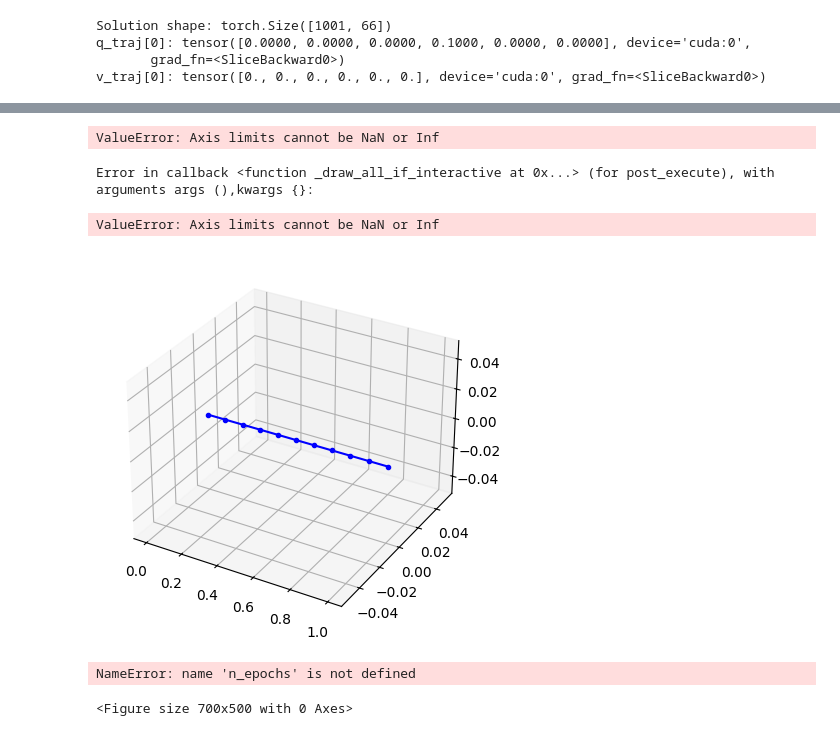
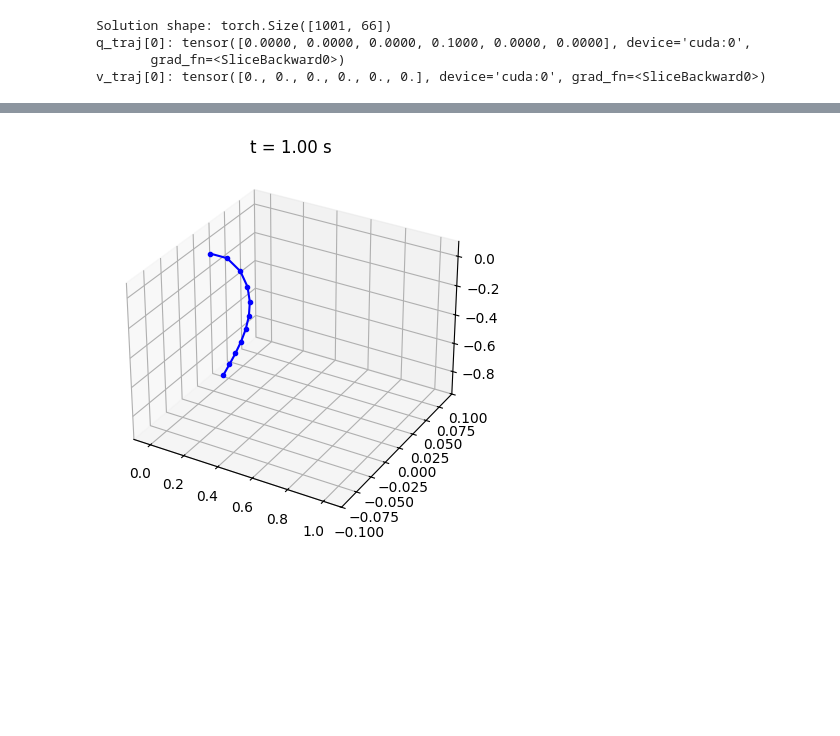
Before and after one commit to Radha-Lahoti/DiSMech-NN, a Jupyter notebook: analytical_both_springs.ipynb, the cells around one changed output, grey strips where cells are left out. Cells and saved outputs as stored; diff of their text form; code cells hidden in the pictures; blank space fills up the shorter version.

```diff
--- a/analytical_both_springs.ipynb
+++ b/analytical_both_springs.ipynb
@@ -417,38 +368,23 @@ plt.show()
 # %%
 import matplotlib.animation as animation
 
 fig = plt.figure()
 ax = fig.add_subplot(111, projection='3d')
 
 def update(frame):
     ax.cla()
     ax.plot(q_traj_np[frame, :, 0],
             q_traj_np[frame, :, 1],
             q_traj_np[frame, :, 2],
             'b.-')
     ax.set_xlim([q_traj_np[:, :, 0].min()-0.1, q_traj_np[:, :, 0].max()+0.1])
     ax.set_ylim([q_traj_np[:, :, 1].min()-0.1, q_traj_np[:, :, 1].max()+0.1])
     ax.set_zlim([q_traj_np[:, :, 2].min()-0.1, q_traj_np[:, :, 2].max()+0.1])
     ax.set_title(f"t = {t[frame]:.2f} s")
     return ax
 
-ani = animation.FuncAnimation(fig, update, frames=range(0, len(t), 1), interval=50)
+ani = animation.FuncAnimation(fig, update, frames=range(0, len(t), 10), interval=50)
 ani.save("analytical_both_springs.gif", writer="ffmpeg", fps=20)
 plt.show()
 # %% [output]
-ValueError: Axis limits cannot be NaN or Inf
-Error in callback <function _draw_all_if_interactive at 0x...> (for post_execute), with arguments args (),kwargs {}:
-ValueError: Axis limits cannot be NaN or Inf
-[figure, old version]
+[figure, new version]
-# %%
-# plot training loss
-plt.figure(figsize=(7,5))
-plt.plot(range(1, n_epochs + 1), losses, 'b-')
-plt.xlabel("Epoch")
-plt.ylabel("Loss")
-plt.title("Training Loss over Epochs")
-plt.grid(True)
-plt.show()
-# %% [output]
-NameError: name 'n_epochs' is not defined
-<Figure size 700x500 with 0 Axes>
```
Also changed, not shown: parts of 4 cells of this notebook, 5 other files.
